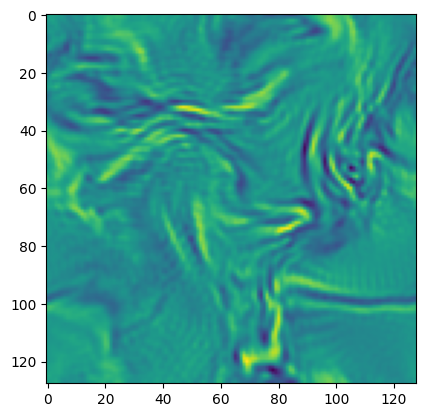
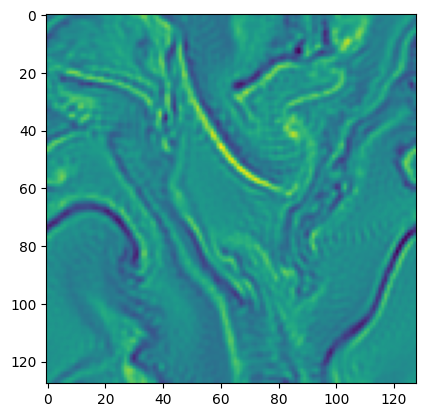
Code edit (unified diff) that turned the first committed figure into the second:
--- before
+++ after
@@ -1 +1 @@
-plt.imshow(vort[64,:,:])
+plt.imshow(vort[39,:,:])

Commit: simulate_scan returns state